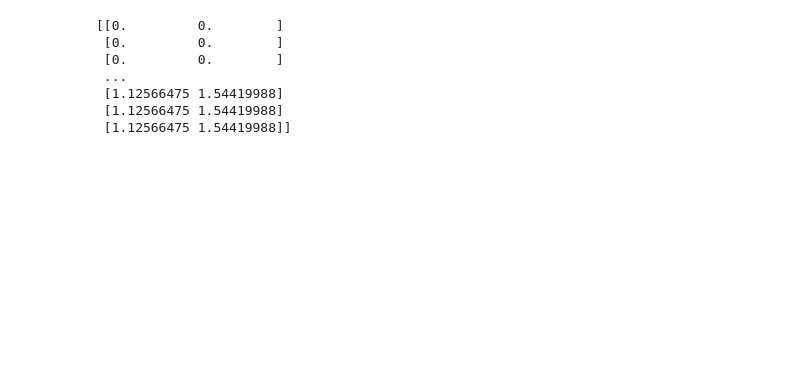
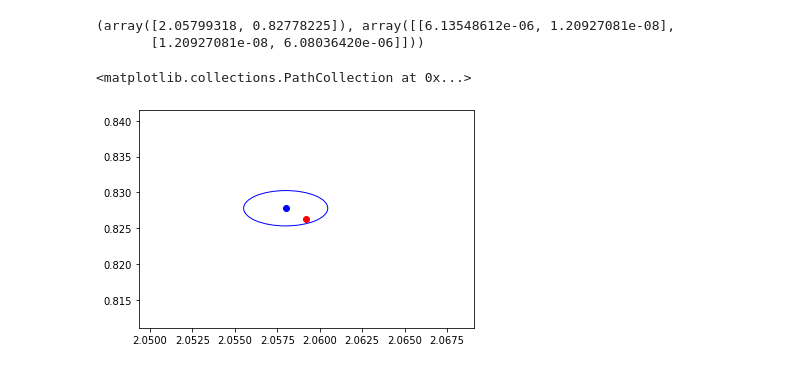
Before and after one commit to harsh-parikh/MCMC550, a Jupyter notebook: Parallel MCMC on GPUs.ipynb, the cells around one changed output. Cells and saved outputs as stored; diff of their text form; code cells hidden in the pictures; blank space fills up the shorter version.

Commit message:
Add the combination part.

```diff
--- a/Parallel MCMC on GPUs.ipynb
+++ b/Parallel MCMC on GPUs.ipynb
@@ -32,10 +32,22 @@ plt.show()
-# %%
-print(output)
-# %% [output]
-[[0.         0.        ]
- [0.         0.        ]
- [0.         0.        ]
- ...
- [1.12566475 1.54419988]
- [1.12566475 1.54419988]
- [1.12566475 1.54419988]]
+# %%
+means_scaled = np.empty((pmh.n_blocks,2))
+covs_inv = np.empty((pmh.n_blocks,2,2))
+for i in range(pmh.n_blocks):
+    covs_inv[i] = np.linalg.inv(np.cov(output[block_size//2:,i,:].T)) #inverse of the covariance matrix
+    means_scaled[i] = np.matmul(covs_inv[i], np.mean(output[block_size//2:,i,:],axis=0)) #means times inverse of covariance matrix
+covs_M = np.linalg.inv(np.sum(covs_inv,axis=0))
+mean_M = np.matmul(covs_M,np.sum(means_scaled,axis=0))
+# %%
+print((mean_M,covs_M)) #Harsh: @Alper, this is done! Cheers! Now I am working on the part where I am running the pyMC3 on my computer
+# %% [output]
+(array([2.05799318, 0.82778225]), array([[6.13548612e-06, 1.20927081e-08],
+       [1.20927081e-08, 6.08036420e-06]]))
+# %%
+from pmcmc import confidence_ellipse
+fig = plt.figure()
+plt.scatter(theta[0],theta[1],color='red')
+confidence_ellipse(mean_M,covs_M,plt.gca(),edgecolor='blue',facecolor='none')
+plt.scatter(mean_M[0],mean_M[1],color='blue')
+# %% [output]
+<matplotlib.collections.PathCollection at 0x...>
+[figure, added]
```
Also changed, not shown: parts of 3 cells of this notebook, 2 other files.
